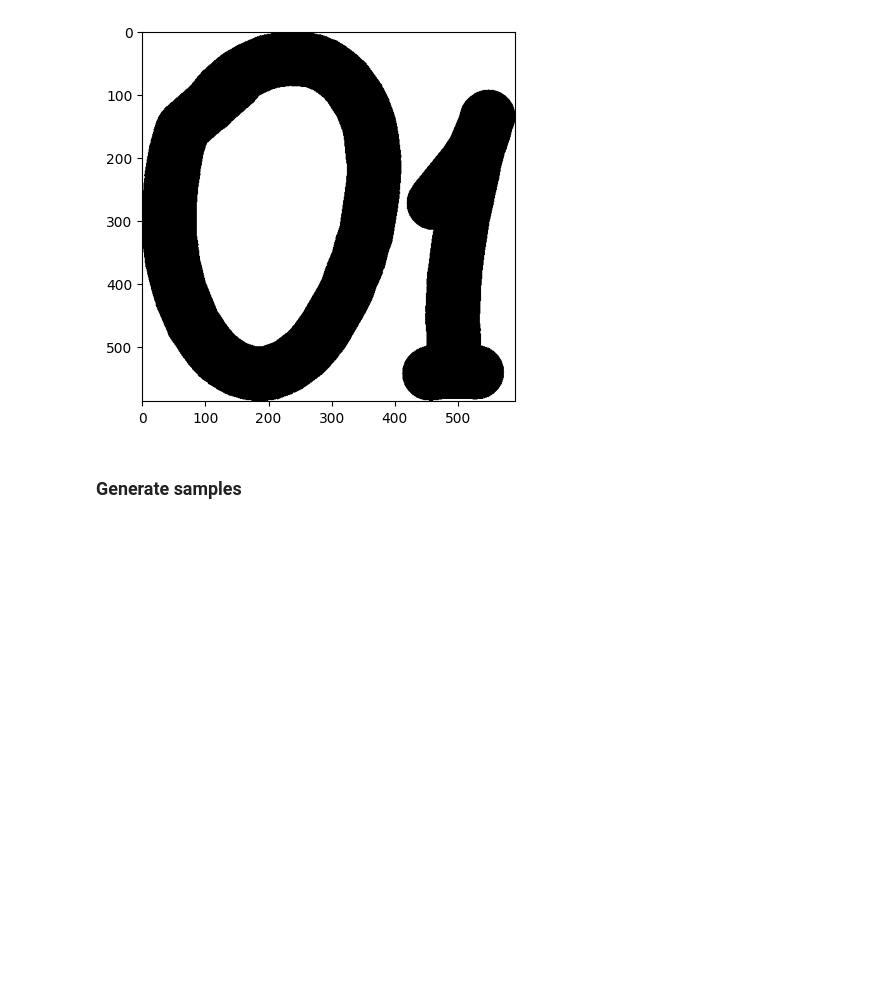
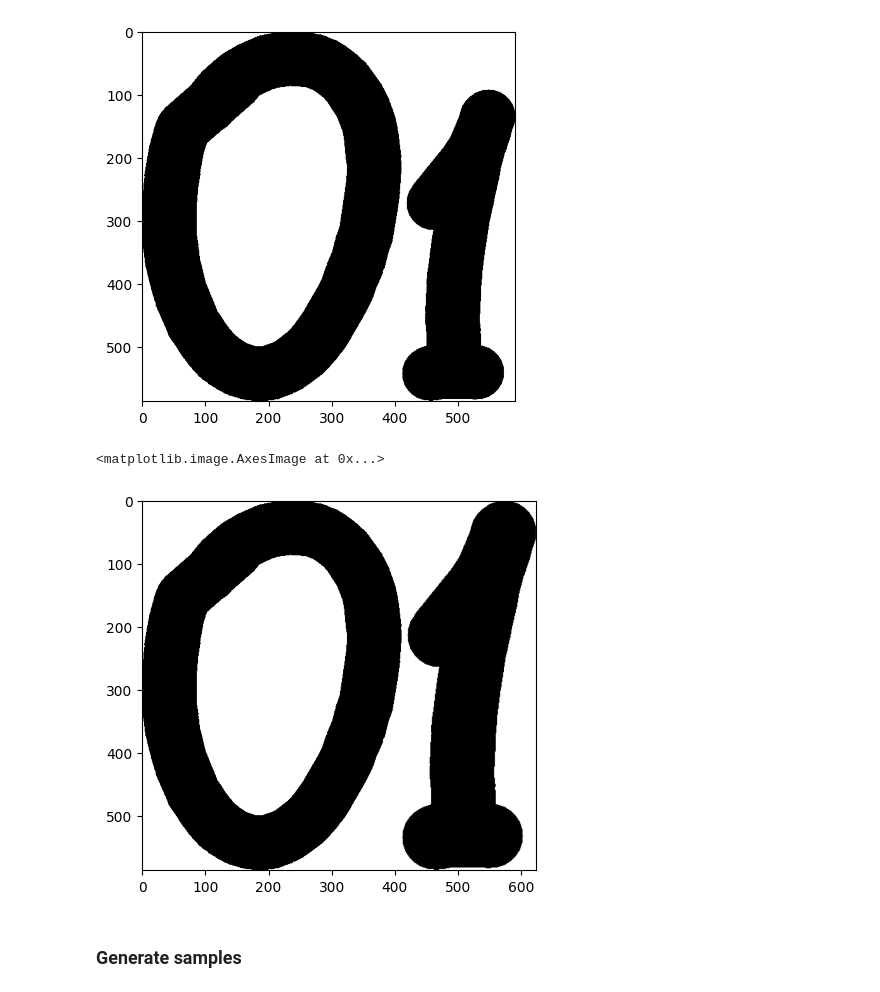
Before and after one commit to angelo-volpe/document-generator-jobs, a Jupyter notebook: notebooks/Generate Samples.ipynb, the cells around one changed output. Drawn from its saved outputs; the diff is of its cells as text; code cells hidden in the pictures; blank space fills up the shorter version.

```diff
--- a/notebooks/Generate Samples.ipynb
+++ b/notebooks/Generate Samples.ipynb
@@ -166,6 +190,11 @@ plt.imshow(cv2.hconcat(images_to_concat_padded))
 # %% [output]
 <matplotlib.image.AxesImage at 0x...>
 [figure]
+# %%
+plt.imshow(cv2.hconcat(images_to_concat_scaled))
+# %% [output]
+<matplotlib.image.AxesImage at 0x...>
+[figure, added]
 # %% [markdown]
 ### Generate samples
 # %%
```
Also changed, not shown: parts of 10 cells of this notebook, 4 other files.
